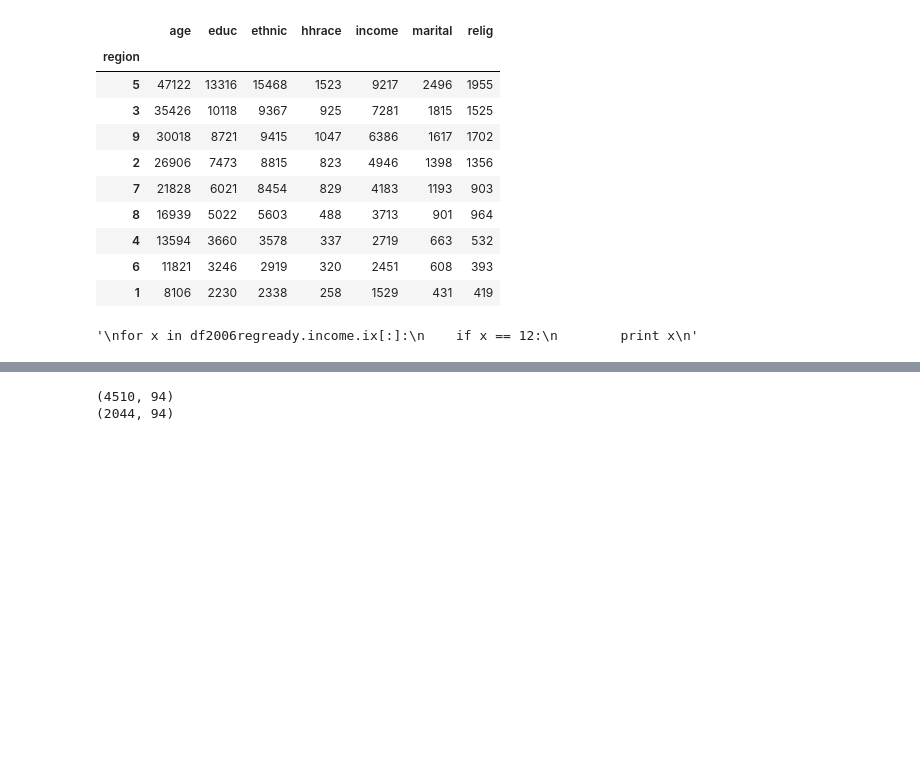
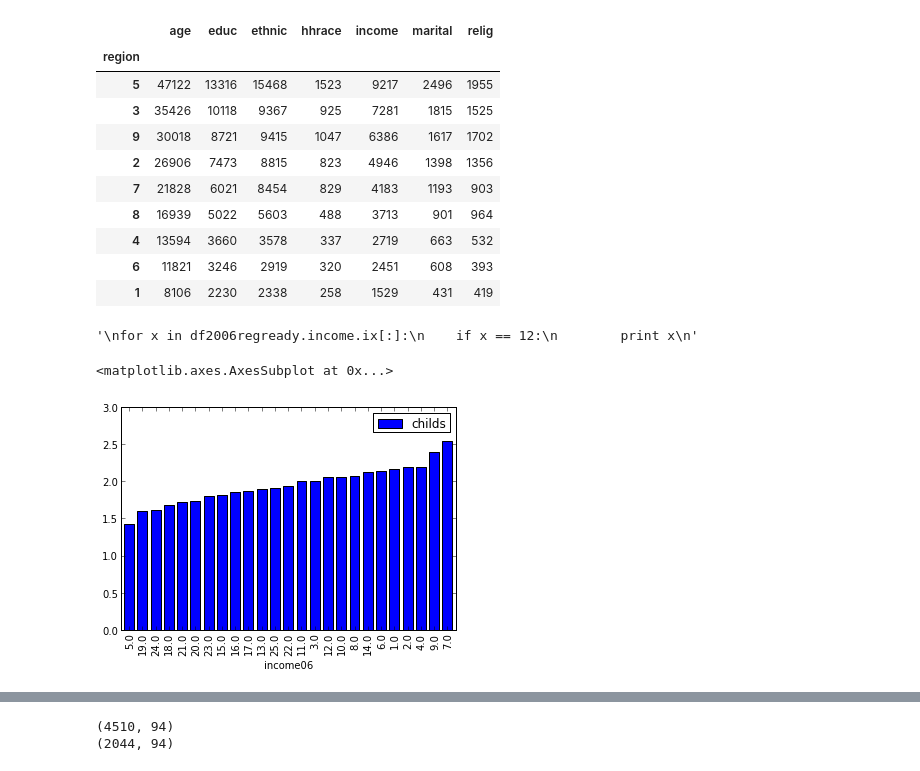
Before and after one commit to bchnge/columbia_datascience_assignment_4, a Jupyter notebook: notebooks/eda_cleanup_charliecatherine.ipynb, the cells around one changed output, grey strips where cells are left out. Drawn from its saved outputs; the diff is of its cells as text; code cells hidden in the pictures; blank space fills up the shorter version.

Commit message:
updated childs eda

```diff
--- a/notebooks/eda_cleanup_charliecatherine.ipynb
+++ b/notebooks/eda_cleanup_charliecatherine.ipynb
@@ -162,8 +162,8 @@ print df2010_75.shape
 (4510, 94)
 (2044, 94)
 # %%
-df2006regready = df2006_75.ix[:, ['age', 'educ', 'ethnic', 'hhrace', 'income', 'marital', 'region', 'relig', 'childs']]
-df2010regready = df2010_75.ix[:, ['age', 'educ', 'ethnic', 'hhrace', 'income', 'marital', 'region', 'relig', 'childs']]
+df2006regready = df2006_75.ix[:, ['age', 'educ', 'ethnic', 'hhrace', 'income06', 'marital', 'region', 'relig', 'childs']]
+df2010regready = df2010_75.ix[:, ['age', 'educ', 'ethnic', 'hhrace', 'income06', 'marital', 'region', 'relig', 'childs']]
 # %%
 df2006regready.groupby('region').sum().sort('income', ascending=False)
 # %% [output]
@@ -180,8 +180,8 @@ df2006regready.groupby('region').sum().sort('income', ascending=False)
 | 1 | 8106 | 2230 | 2338 | 258 | 1529 | 431 | 419 |
 # %%
 #replace coded 'no answers', 'don't knows' with NaNs
-df2006regready.income.replace([13, 98, 99], NaN, inplace=True)
-df2010regready.income.replace([13, 98, 99], NaN, inplace=True)
+df2006regready.income06.replace([26, 98], NaN, inplace=True)
+df2010regready.income06.replace([26, 98], NaN, inplace=True)
 df2006regready.childs.replace(9, NaN, inplace=True)
 df2010regready.childs.replace(9, NaN, inplace=True)
 df2006regready.age.replace(9, NaN, inplace=True)
@@ -211,0 +214,5 @@ df2010regready.to_csv('../data/processed/2010childsregvars.csv')
+# %%
+df2006regready.drop(['age', 'educ', 'ethnic', 'hhrace', 'marital', 'region', 'relig'], axis=1).groupby('income06').mean().sort('childs').plot(kind='bar')
+# %% [output]
+<matplotlib.axes.AxesSubplot at 0x...>
+[figure, added]
```
Also changed, not shown: parts of 5 cells of this notebook.
